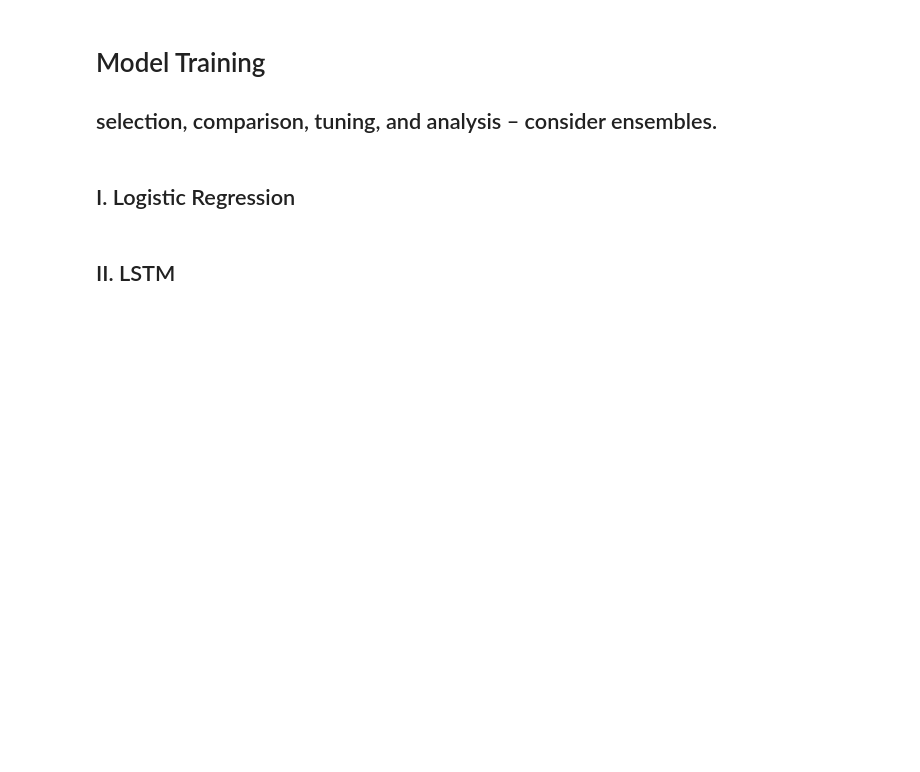
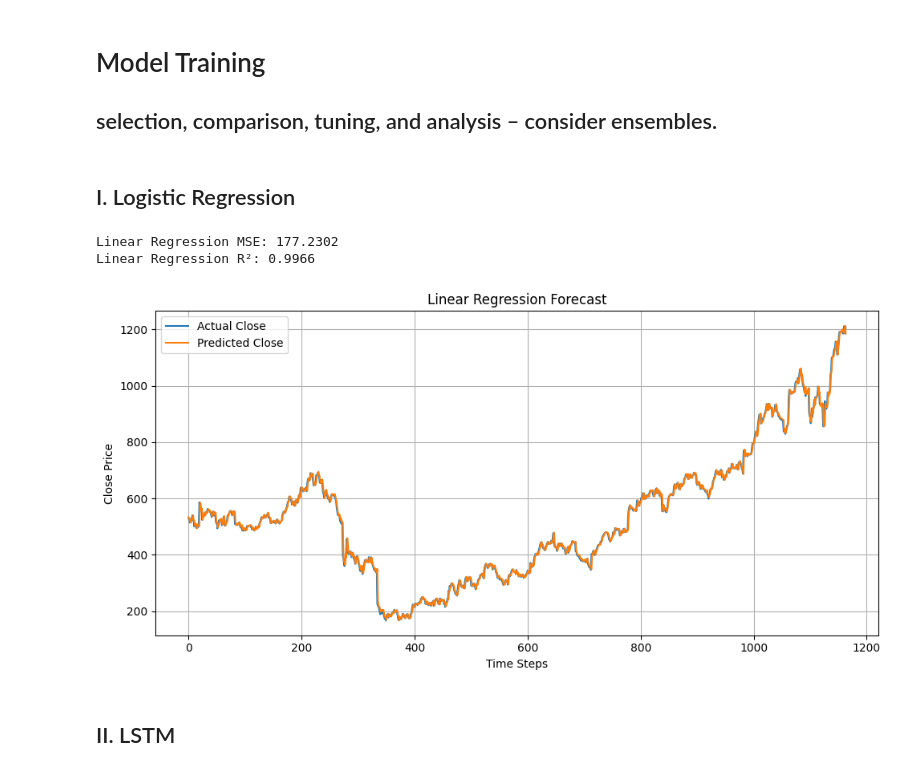
Before and after one commit to Anitra-Hernandez/AAI510_Group6Project, a Jupyter notebook: FinalProject_1.ipynb, the cells around one changed output. Cells and saved outputs as stored; diff of their text form; code cells hidden in the pictures; blank space fills up the shorter version.

```diff
--- a/FinalProject_1.ipynb
+++ b/FinalProject_1.ipynb
@@ -168,3 +176,55 @@ features = [
+# %%
+df_stock = df_fe[features]
+train_size = int(len(df_stock) * 0.8)
+df_train = df_stock.iloc[:train_size]
+df_test = df_stock.iloc[train_size:]
+# %%
+scaler = MinMaxScaler()
+scaled_train = scaler.fit_transform(df_train)
+scaled_test = scaler.transform(df_test)
+# %%
+X_train = scaled_train[:-1]
+y_train = scaled_train[1:, features.index('Close')].reshape(-1, 1)
+
+lr_model = LinearRegression()
+lr_model.fit(X_train, y_train)
+
+
+X_test = scaled_test[:-1]
+y_test = scaled_test[1:, features.index('Close')].reshape(-1, 1)
+
+lr_preds_scaled = lr_model.predict(X_test)
+# %%
+# inverse transform for actual close prices
+X_test_full = scaled_test[1:].copy()
+X_test_full[:, features.index('Close')] = lr_preds_scaled.flatten()
+
+test_actual_full = scaled_test[1:].copy()
+test_actual_full[:, features.index('Close')] = y_test.flatten()
+
+predicted_closes = scaler.inverse_transform(X_test_full)[:, features.index('Close')]
+actual_closes = scaler.inverse_transform(test_actual_full)[:, features.index('Close')]
+# %%
+mse = mean_squared_error(actual_closes, predicted_closes)
+r2 = r2_score(actual_closes, predicted_closes)
+print(f"Linear Regression MSE: {mse:.4f}")
+print(f"Linear Regression R²: {r2:.4f}")
+# %% [output]
+Linear Regression MSE: 177.2302
+Linear Regression R²: 0.9966
+# %%
+plt.figure(figsize=(10, 5))
+plt.plot(actual_closes, label='Actual Close')
+plt.plot(predicted_closes, label='Predicted Close')
+plt.title("Linear Regression Forecast")
+plt.xlabel("Time Steps")
+plt.ylabel("Close Price")
+plt.legend()
+plt.grid(True)
+plt.tight_layout()
+plt.show()
+# %% [output]
+[figure, added]
 # %% [markdown]
 ## II. LSTM
 # %%
```
Also changed, not shown: parts of 13 cells of this notebook.
